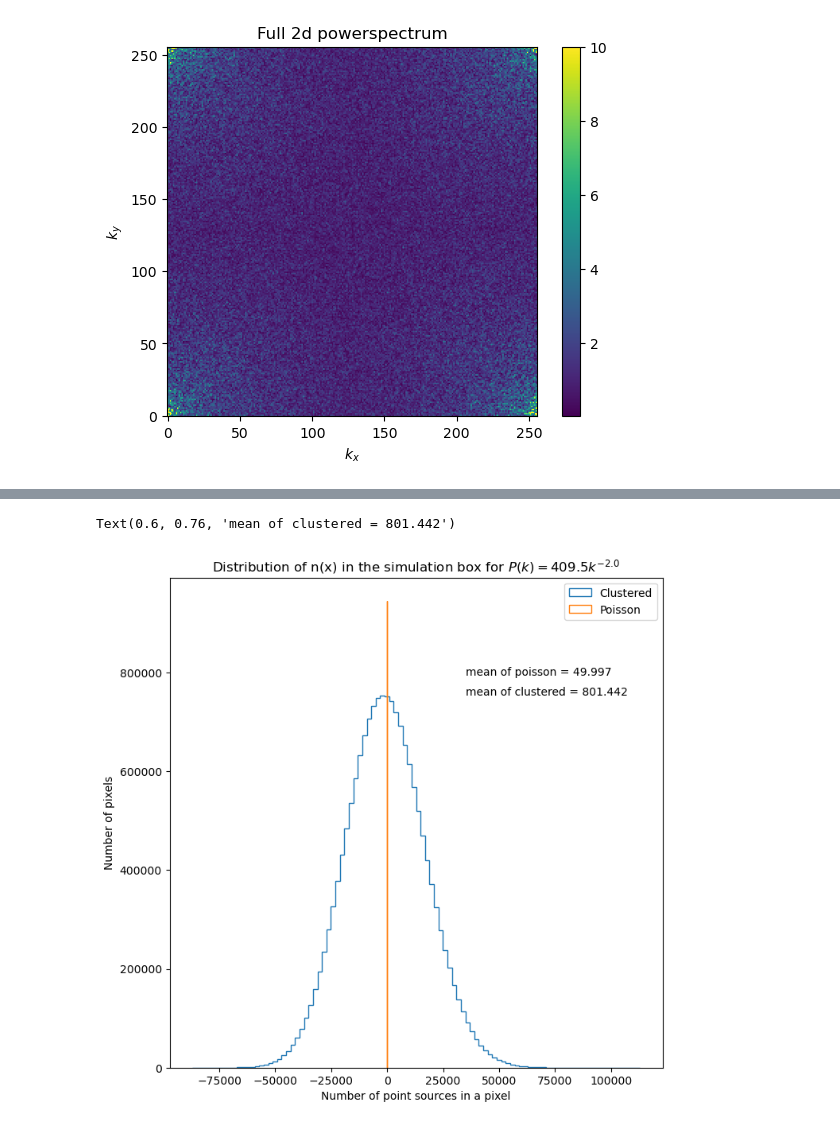
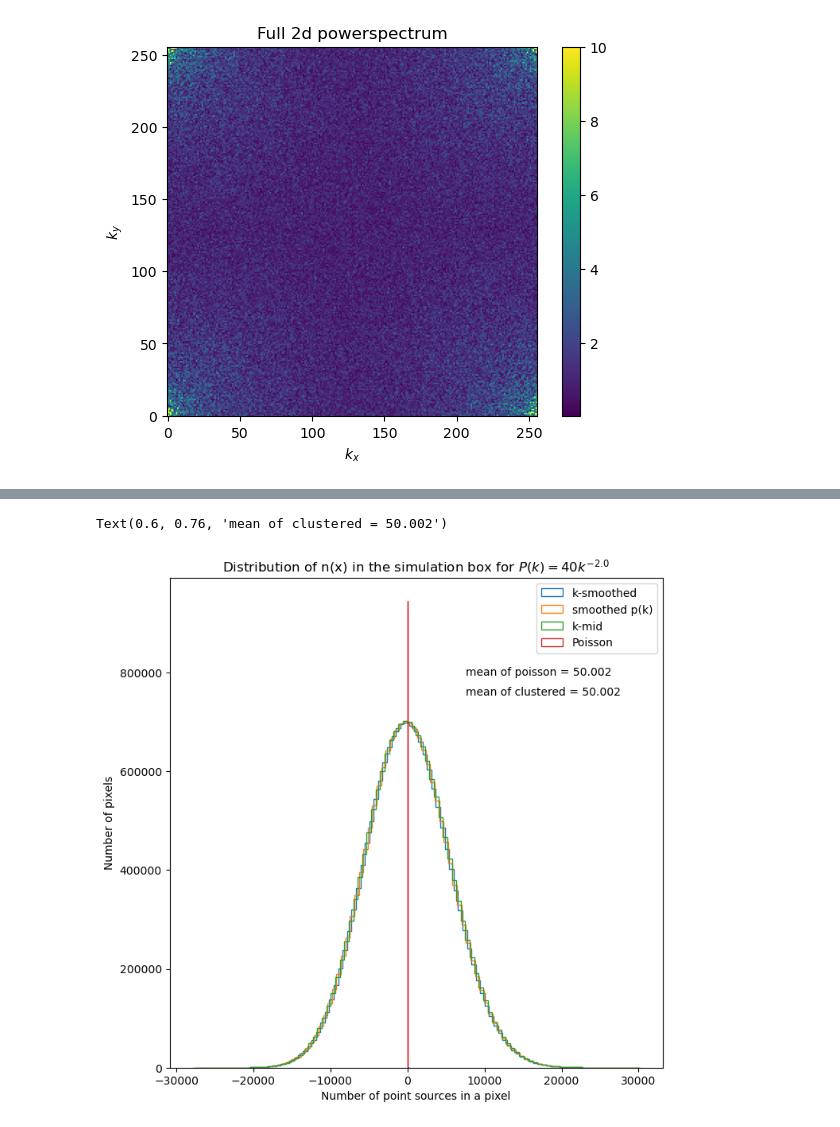
Before and after one commit to VibinRam/DP2, a Jupyter notebook: Codes/Clustering_simulation/IncompEff.ipynb, the cells around one changed output, grey strips where cells are left out. Drawn from its saved outputs; the diff is of its cells as text; code cells hidden in the pictures.

```diff
--- a/Codes/Clustering_simulation/IncompEff.ipynb
+++ b/Codes/Clustering_simulation/IncompEff.ipynb
@@ -14,7 +14,7 @@ def pow_func(r, A, alpha):
 
 def plaw_pspec_to_2pcf(const, delta):
     alpha = 3 - delta
-    A = const * (sps.gamma(alpha/2))/ (np.power(2, 1 - alpha/2) * sps.gamma((3 - alpha)/2))
+    A = const * (sps.gamma(alpha/2))/ (np.power(2, 3/2 - alpha) * sps.gamma((3 - alpha)/2)) ## Change alert
     return A, alpha
 
 def plaw_2pcf_to_pspec(A, alpha):
@@ -117,9 +117,10 @@ class clust_dist:
         self.box_delk_clust = np.copy(self.box_delk)
         #Modifying the box-delk_clust to have the input powerspectrum.
         for i, (k1, k2) in enumerate(zip(k_intervals[:-1], k_intervals[1:])):
-            temp_ind = np.where((self.modk_grid >= k1) & (self.modk_grid < k2))
+            temp_ind = np.where((self.modk_grid > k1) & (self.modk_grid < k2))
             self.box_delk_clust[temp_ind] = self.box_delk[temp_ind] * (np.sqrt(powerspec_clust[i] + self.powerspec_pois[i])) / np.sqrt(self.powerspec_pois[i])
         #Defining the input powerspec as the powerspec of box_delk_clust
+
         self.powerspec_clust = np.copy(powerspec_clust)
         self.update_k_intervals(k_intervals)
         #Now we need to inverse fourier transfor box_delk_clust to get box_delx_clust
@@ -1114,16 +1188,18 @@ Text(0.5, 1.0, 'measurement of 2pcf from 1 realisation of the clustering code')
 # %%
 plt.figure(figsize=(8,8))
-plt.hist(sample_clust.box_GN.flatten(), bins=100, label="Clustered", histtype='step')
+plt.hist(temp_box_gn1.flatten(), bins=100, label="k-smoothed", histtype='step')
+plt.hist(temp_box_gn2.flatten(), bins=100, label="smoothed p(k)", histtype='step')
+plt.hist(temp_box_gn3.flatten(), bins=100, label="k-mid", histtype='step')
 plt.hist(sample_clust.box_p.flatten(), bins=100, label="Poisson", histtype='step');
 plt.xlabel("Number of point sources in a pixel")
 plt.ylabel("Number of pixels")
 plt.legend()
 plt.title(r"Distribution of n(x) in the simulation box for $P(k) = {}k^{{-{}}}$".format(sample_clust.const_of_pk, sample_clust.delta_of_pk))
 plt.text(0.6, 0.8, "mean of poisson = "+str(np.round(np.mean(sample_clust.box_p.flatten()),3)), transform=plt.gca().transAxes)
 plt.text(0.6, 0.76, "mean of clustered = "+str(np.round(np.absolute(np.mean(sample_clust.box_GN.flatten())),3)), transform=plt.gca().transAxes)
 # %% [output]
-Text(0.6, 0.76, 'mean of clustered = 801.442')
+Text(0.6, 0.76, 'mean of clustered = 50.002')
-[figure, old version]
+[figure, new version]
 # %%
 plt.figure(figsize=(8,8))
 plt.hist(sample_clust.box_delx_clust.flatten(), bins=100, label="Clustered", histtype='step')
```
Also changed, not shown: parts of 15 cells of this notebook, 10 other files.
